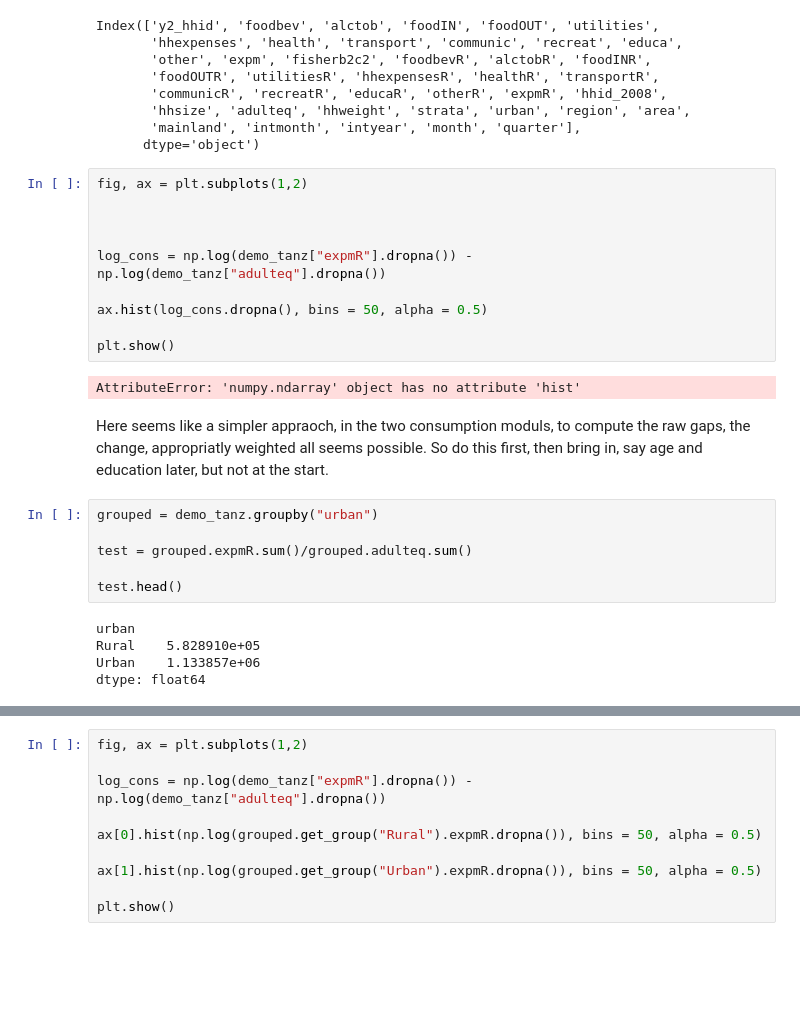
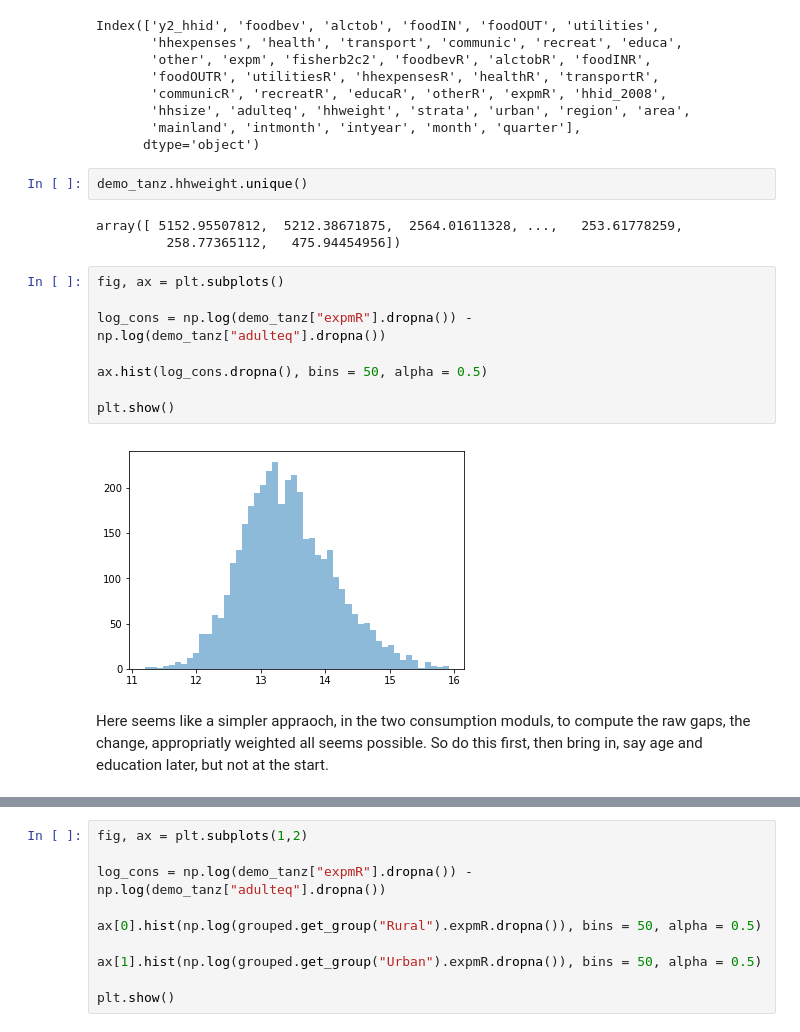
Before and after one commit to mwaugh0328/Data_Bootcamp_Fall_2017, a Jupyter notebook: final_project/tanzania_track.ipynb, the cells around one changed output, grey strips where cells are left out. Drawn from its saved outputs; the diff is of its cells as text; blank space fills up the shorter version.

```diff
--- a/final_project/tanzania_track.ipynb
+++ b/final_project/tanzania_track.ipynb
@@ -35,28 +35,20 @@ Index(['y2_hhid', 'foodbev', 'alctob', 'foodIN', 'foodOUT', 'utilities',
        'hhsize', 'adulteq', 'hhweight', 'strata', 'urban', 'region', 'area',
        'mainland', 'intmonth', 'intyear', 'month', 'quarter'],
       dtype='object')
+# %%
+demo_tanz.hhweight.unique()
+# %% [output]
+array([ 5152.95507812,  5212.38671875,  2564.01611328, ...,   253.61778259,
+         258.77365112,   475.94454956])
 # %%
-fig, ax = plt.subplots(1,2)
-
-
+fig, ax = plt.subplots()
 
 log_cons = np.log(demo_tanz["expmR"].dropna()) - np.log(demo_tanz["adulteq"].dropna())
 
 ax.hist(log_cons.dropna(), bins = 50, alpha = 0.5)
 
 plt.show()
 # %% [output]
-AttributeError: 'numpy.ndarray' object has no attribute 'hist'
+[figure, added]
 # %% [markdown]
 Here seems like a simpler appraoch, in the two consumption moduls, to compute the raw gaps, the change, appropriatly weighted all seems possible. So do this first, then bring in, say age and education later, but not at the start.
-# %%
-grouped = demo_tanz.groupby("urban")
-
-test = grouped.expmR.sum()/grouped.adulteq.sum()
-
-test.head()
-# %% [output]
-urban
-Rural    5.828910e+05
-Urban    1.133857e+06
-dtype: float64
```
Also changed, not shown: parts of 3 cells of this notebook.
